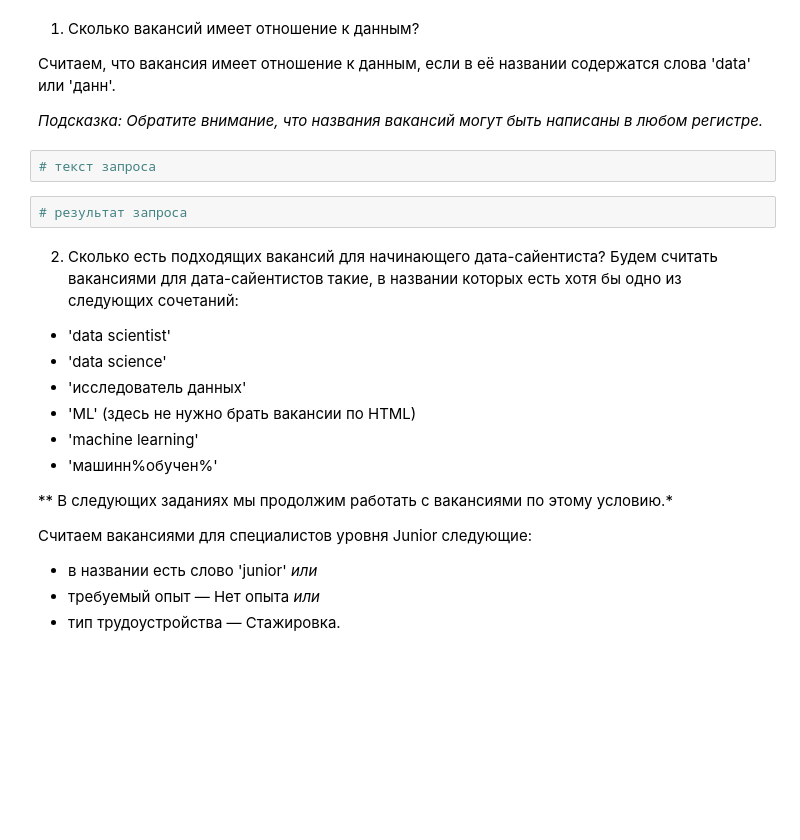
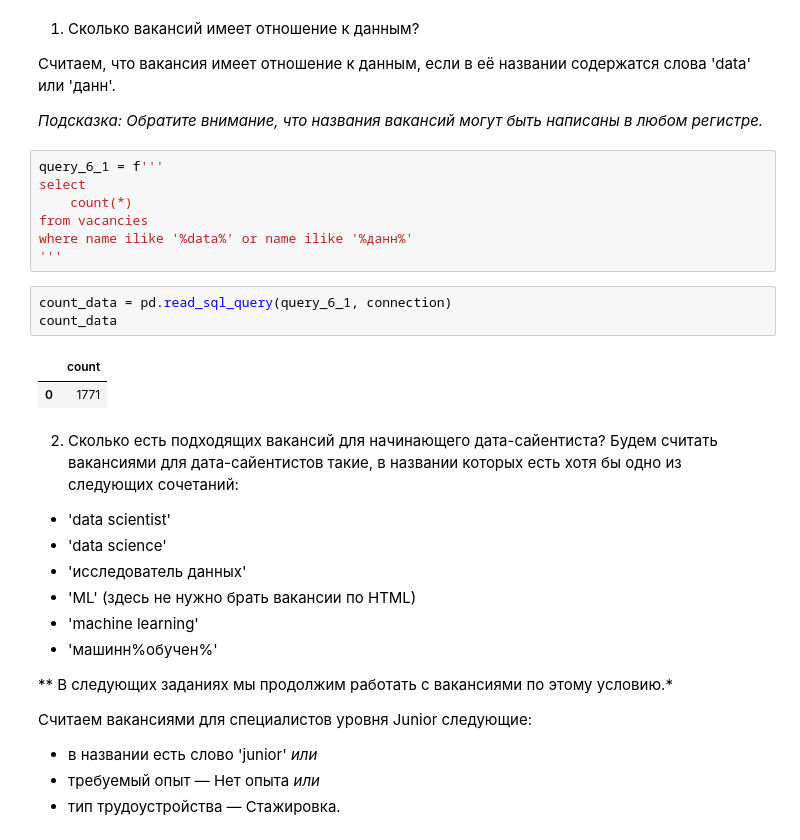
Before and after one commit to SemKhrom/DataScienceProject, a Jupyter notebook: project_2/Project-2.hh_database.ipynb, the cells around one changed output. Drawn from its saved outputs; the diff is of its cells as text; blank space fills up the shorter version.

```diff
--- a/project_2/Project-2.hh_database.ipynb
+++ b/project_2/Project-2.hh_database.ipynb
@@ -409,9 +409,18 @@ million_cities
 
 *Подсказка: Обратите внимание, что названия вакансий могут быть написаны в любом регистре.*
 # %%
-# текст запроса
+query_6_1 = f'''
+select
+    count(*)
+from vacancies
+where name ilike '%data%' or name ilike '%данн%'
+'''
 # %%
-# результат запроса
+count_data = pd.read_sql_query(query_6_1, connection)
+count_data
+# %% [output]
+|  | count |
+| 0 | 1771 |
 # %% [markdown]
 2. Сколько есть подходящих вакансий для начинающего дата-сайентиста?
 Будем считать вакансиями для дата-сайентистов такие, в названии которых есть хотя бы одно из следующих сочетаний:
```
Also changed, not shown: parts of 19 cells of this notebook.
